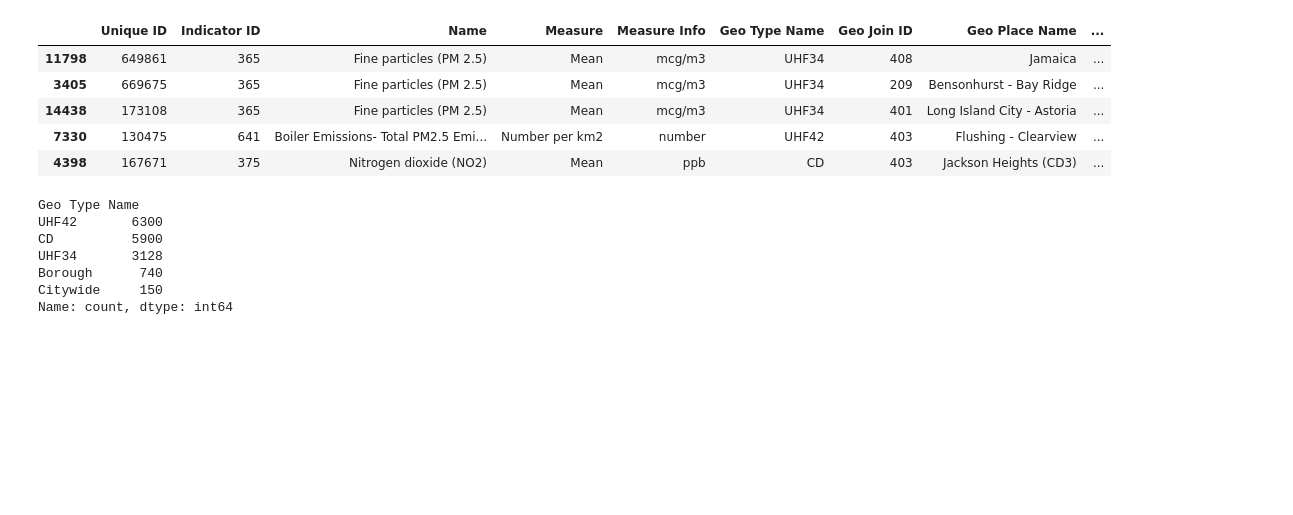
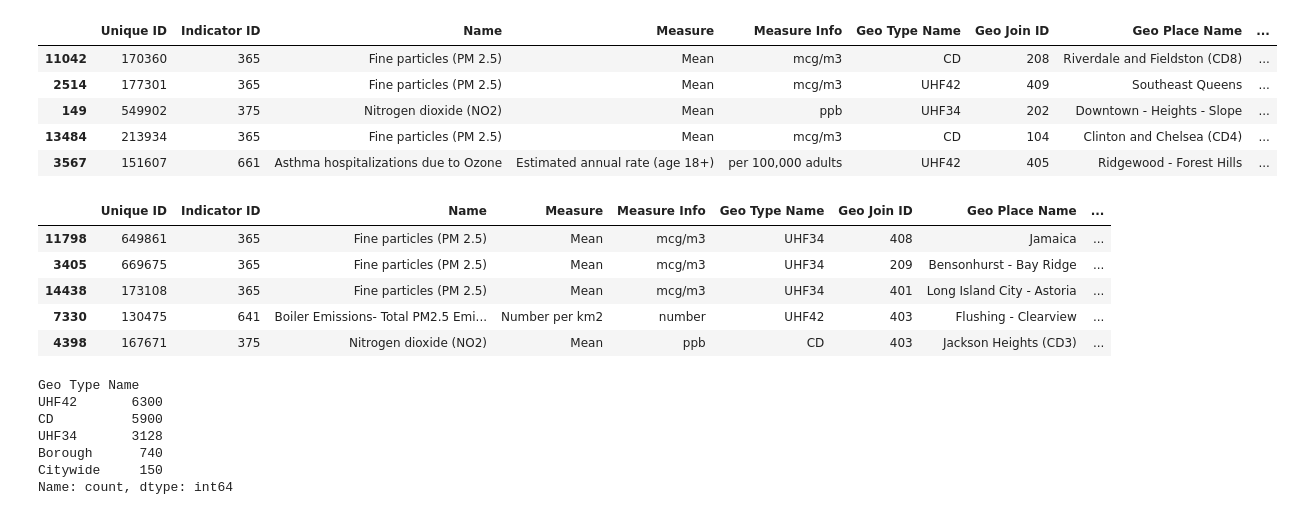
Before and after one commit to HtWu123/databootcamp_final_project, a Jupyter notebook: final.ipynb, the cells around one changed output. Drawn from its saved outputs; the diff is of its cells as text; code cells hidden in the pictures; blank space fills up the shorter version.

```diff
--- a/final.ipynb
+++ b/final.ipynb
@@ -17,24 +17,31 @@ clean_data.dropna(subset=['Data Value'], inplace=True)
 # %%
 #Then I found that the 'Time Period' column is hard to analyze, so I need to split it into different columns.
 unique_time_periods = df['Time Period'].unique()
 unique_time_periods[:10]
 # Function to extract season from the 'Time Period' column
 def extract_season(time_period):
     if 'Winter' in time_period:
         return 'Winter'
     elif 'Spring' in time_period:
         return 'Spring'
     elif 'Summer' in time_period:
         return 'Summer'
     elif 'Fall' in time_period:
         return 'Fall'
     else:
         return 'Annual'  # mark non-seasonal data as 'Annual'
 
 # Apply the function to the 'Time Period' column
 clean_data['Season'] = df['Time Period'].apply(extract_season)
 # Display the first few rows of the modified dataframe
-# clean_data.sample(5)
+clean_data.sample(5)
+# %% [output]
+|  | Unique ID | Indicator ID | Name | Measure | Measure Info | Geo Type Name | Geo Join ID | Geo Place Name | ... |
+| 11042 | 170360 | 365 | Fine particles (PM 2.5) | Mean | mcg/m3 | CD | 208 | Riverdale and Fieldston (CD8) | ... |
+| 2514 | 177301 | 365 | Fine particles (PM 2.5) | Mean | mcg/m3 | UHF42 | 409 | Southeast Queens | ... |
+| 149 | 549902 | 375 | Nitrogen dioxide (NO2) | Mean | ppb | UHF34 | 202 | Downtown - Heights - Slope | ... |
+| 13484 | 213934 | 365 | Fine particles (PM 2.5) | Mean | mcg/m3 | CD | 104 | Clinton and Chelsea (CD4) | ... |
+| 3567 | 151607 | 661 | Asthma hospitalizations due to Ozone | Estimated annual rate (age 18+) | per 100,000 adults | UHF42 | 405 | Ridgewood - Forest Hills | ... |
 # %%
 #Since the type of 'Time Period' is string, I need to convert it to numeric type.
 def calculate_year(time_period):
```
